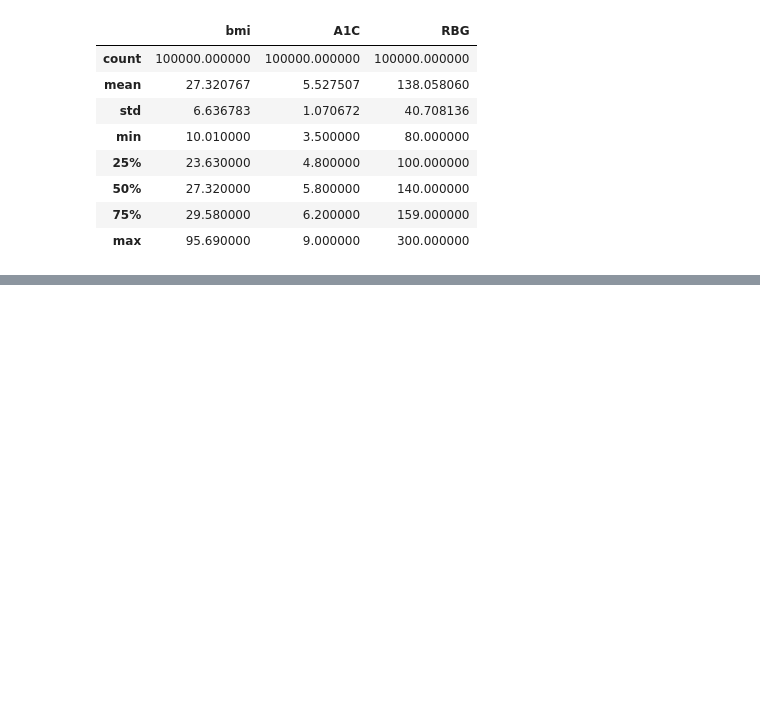
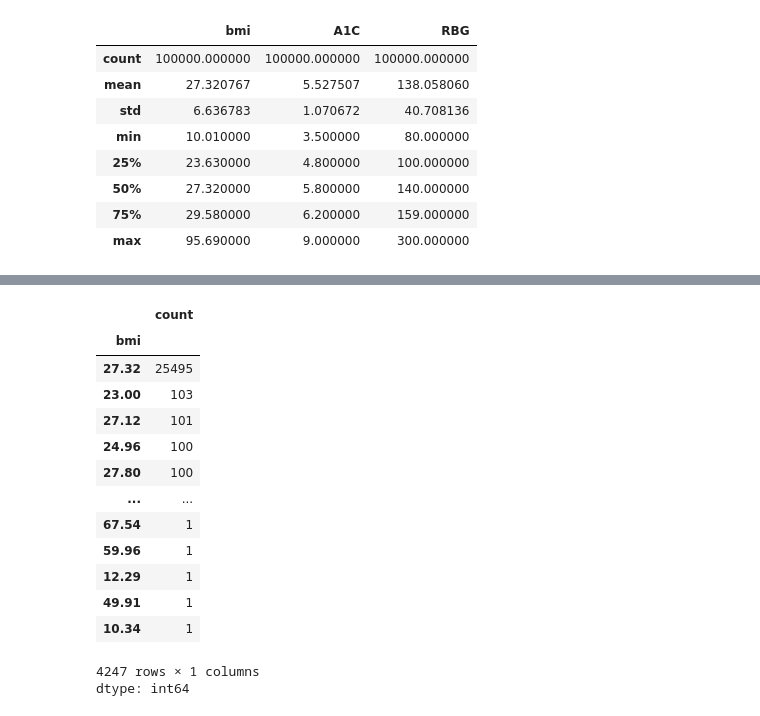
Before and after one commit to ComfyKoala/diabetes-classification, a Jupyter notebook: JV/diabetes_htn.ipynb, the cells around one changed output, grey strips where cells are left out. Cells and saved outputs as stored; diff of their text form; code cells hidden in the pictures; blank space fills up the shorter version.

```diff
--- a/JV/diabetes_htn.ipynb
+++ b/JV/diabetes_htn.ipynb
@@ -194,0 +97,19 @@ plt.show()
+# %%
+dm_pd_dropped = dm_pd.drop(columns=['location', 'smoking_history'])
+dm_pd_dropped['bmi'].value_counts()
+# %% [output]
+|  | count |
+| bmi |  |
+| 27.32 | 25495 |
+| 23.00 | 103 |
+| 27.12 | 101 |
+| 24.96 | 100 |
+| 27.80 | 100 |
+| ... | ... |
+| 67.54 | 1 |
+| 59.96 | 1 |
+| 12.29 | 1 |
+| 49.91 | 1 |
+| 10.34 | 1 |
+4247 rows × 1 columns
+dtype: int64
```
Also changed, not shown: parts of 32 cells of this notebook.
